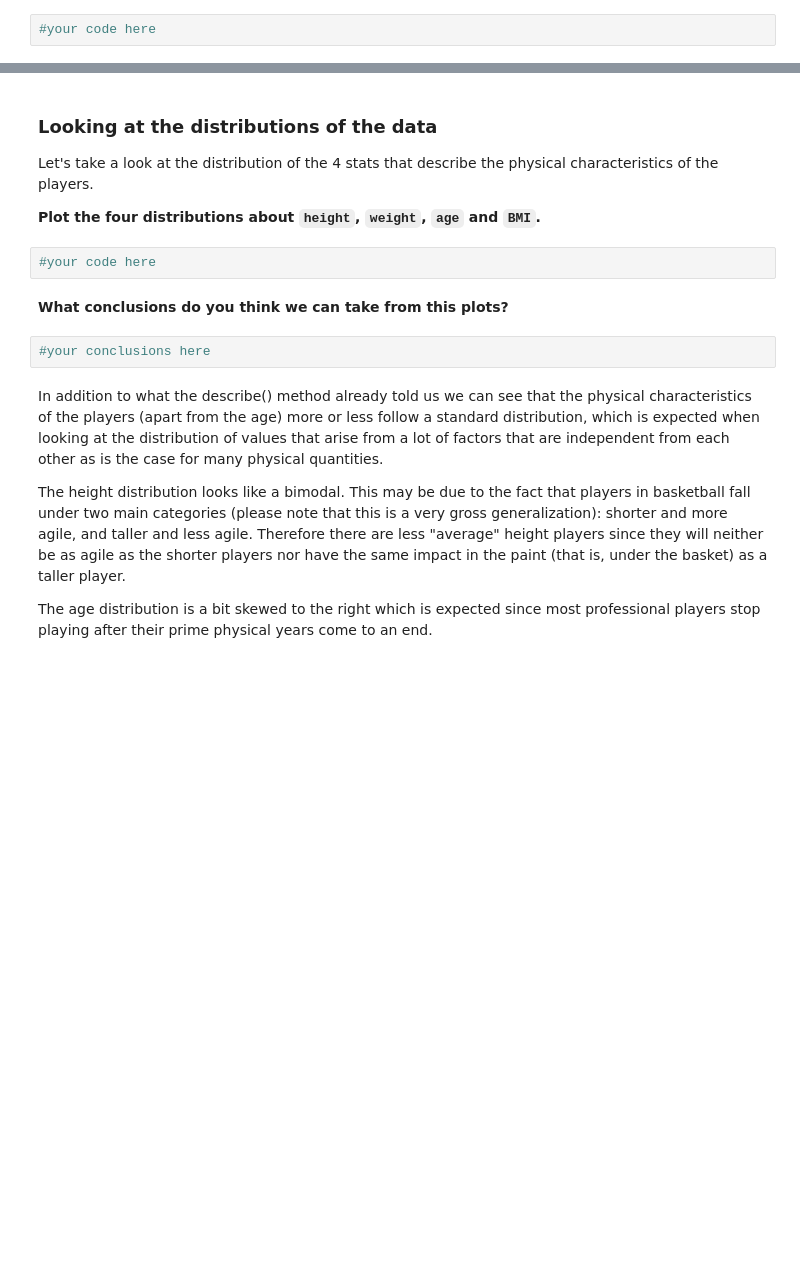
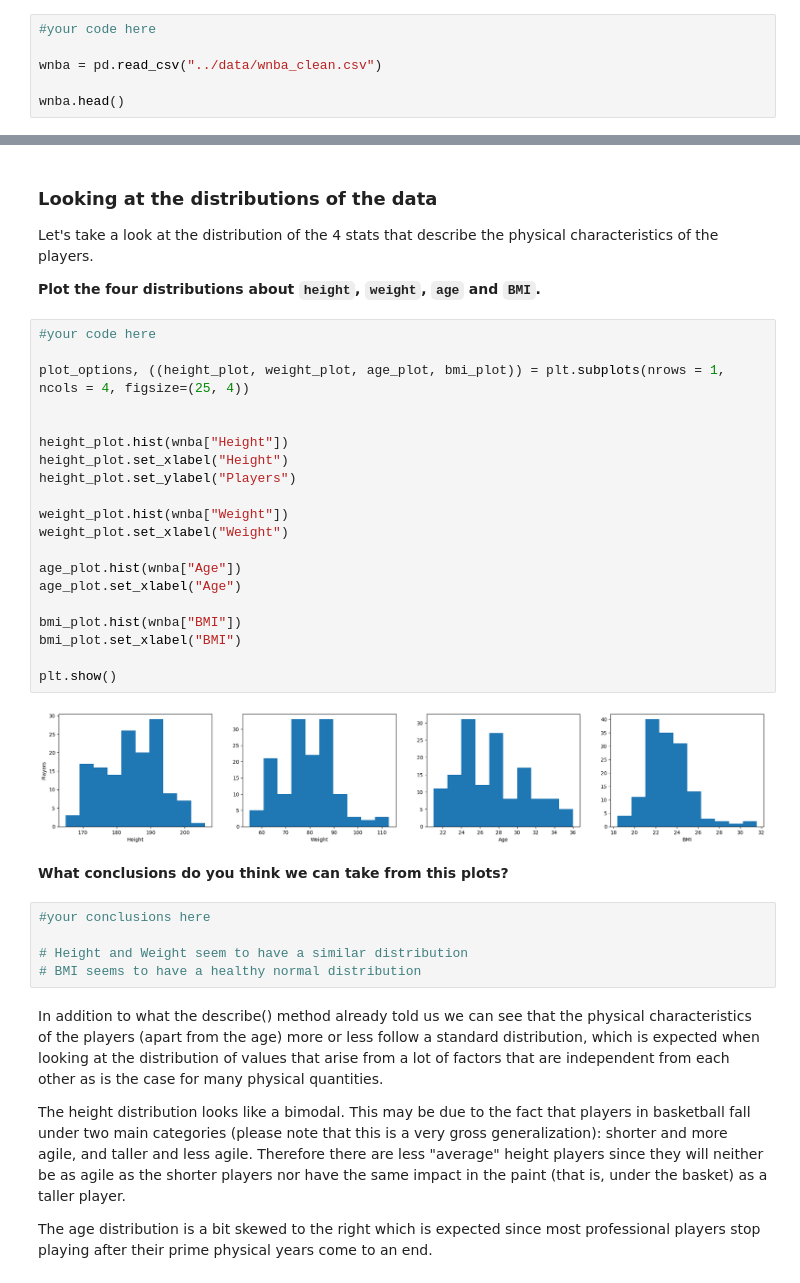
Before and after one commit to ta-data-lis/M2-mini-project2, a Jupyter notebook: your-code/2.-Exploratory-Data-Analysis.ipynb, the cells around one changed output, grey strips where cells are left out. Saved outputs shown, nothing was run; the diff lists cells and outputs as text; blank space fills up the shorter version.

```diff
--- a/your-code/2.-Exploratory-Data-Analysis.ipynb
+++ b/your-code/2.-Exploratory-Data-Analysis.ipynb
@@ -17,3 +17,7 @@ pd.set_option('display.max_columns', 100)
 Let's load the cleaned dataset first. Import it with the name `wnba` and show the head.
 # %%
 #your code here
+
+wnba = pd.read_csv("../data/wnba_clean.csv")
+
+wnba.head()
@@ -32,12 +87,35 @@ There are also some extremes in the weight and age columns. Feel free, if you'd
 Let's take a look at the distribution of the 4 stats that describe the physical characteristics of the players.
 
 **Plot the four distributions about `height`, `weight`, `age` and `BMI`.**
-# %%
-#your code here
+# %%
+#your code here
+
+plot_options, ((height_plot, weight_plot, age_plot, bmi_plot)) = plt.subplots(nrows = 1, ncols = 4, figsize=(25, 4))
+
+
+height_plot.hist(wnba["Height"])
+height_plot.set_xlabel("Height")
+height_plot.set_ylabel("Players")
+
+weight_plot.hist(wnba["Weight"])
+weight_plot.set_xlabel("Weight")
+
+age_plot.hist(wnba["Age"])
+age_plot.set_xlabel("Age")
+
+bmi_plot.hist(wnba["BMI"])
+bmi_plot.set_xlabel("BMI")
+
+plt.show()
+# %% [output]
+[figure, added]
 # %% [markdown]
 **What conclusions do you think we can take from this plots?**
-# %%
-#your conclusions here
+# %%
+#your conclusions here
+
+# Height and Weight seem to have a similar distribution
+# BMI seems to have a healthy normal distribution
 # %% [markdown]
 In addition to what the describe() method already told us we can see that the physical characteristics of the players (apart from the age) more or less follow a standard distribution, which is expected when looking at the distribution of values that arise from a lot of factors that are independent from each other as is the case for many physical quantities.
 
```
Also changed, not shown: parts of 13 cells of this notebook, 2 other files.
